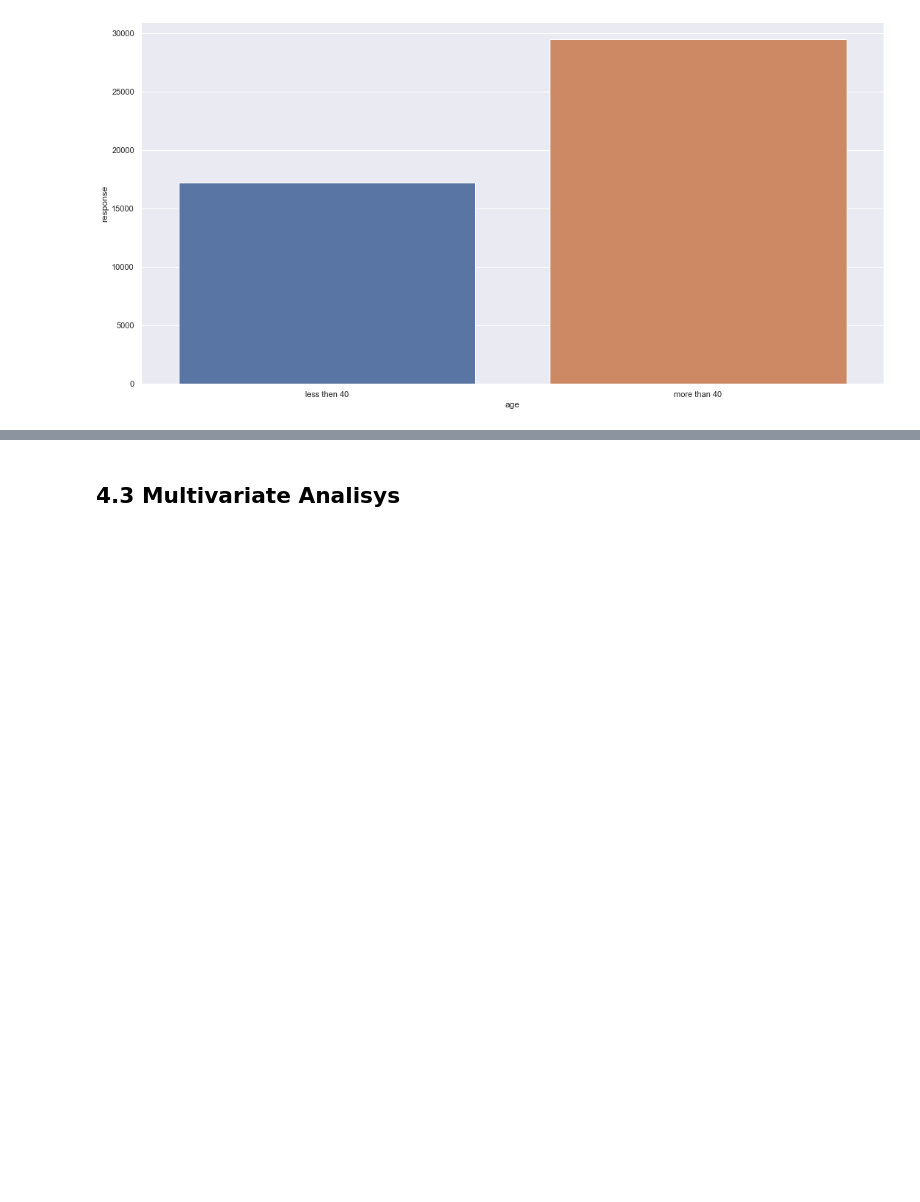
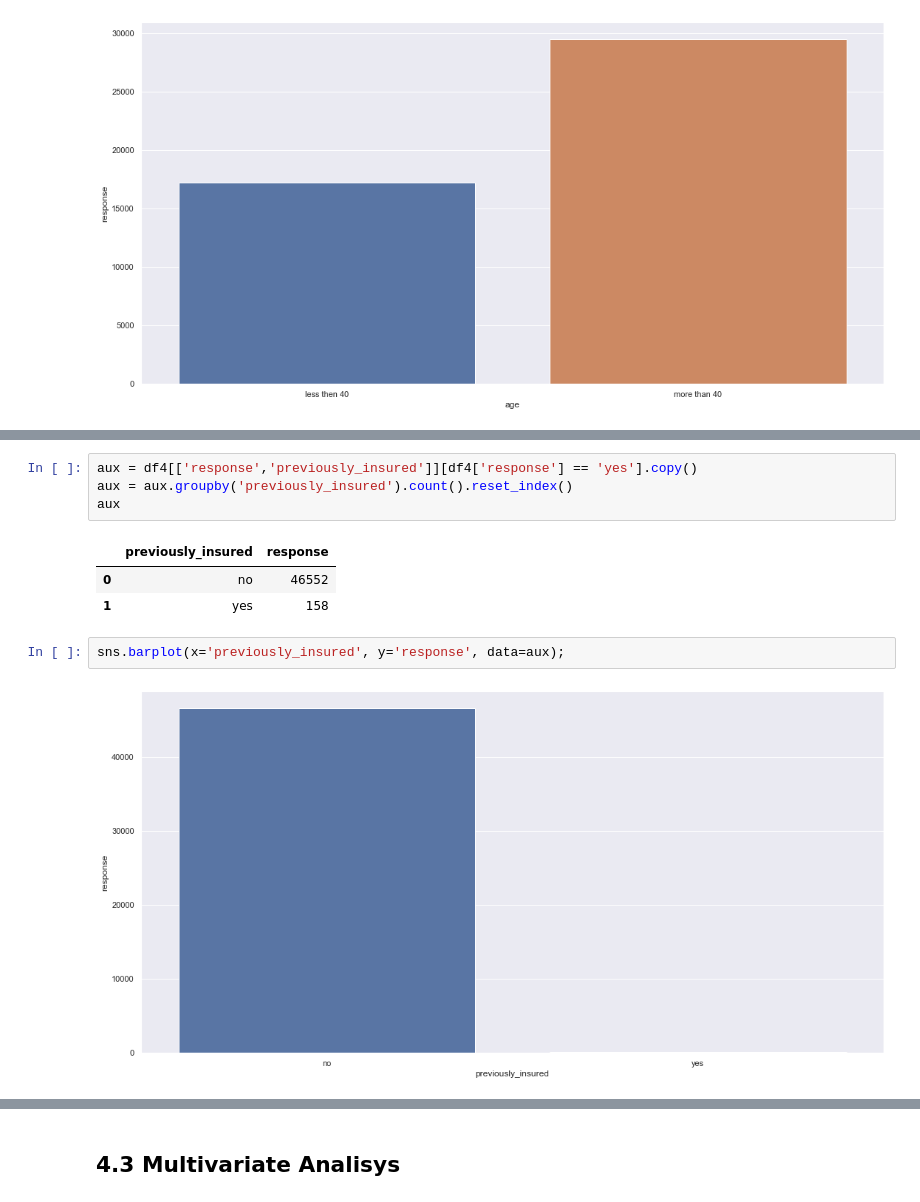
Before and after one commit to Leonardodsch/cross-sell, a Jupyter notebook: notebooks/cycle02-data_exploration-EDA.ipynb, the cells around one changed output, grey strips where cells are left out. Drawn from its saved outputs; the diff is of its cells as text; blank space fills up the shorter version.

```diff
--- a/notebooks/cycle02-data_exploration.ipynb
+++ b/notebooks/cycle02-data_exploration-EDA.ipynb
@@ -355,0 +390,12 @@ sns.barplot(x='age',y='response', data=aux1);
+# %%
+aux = df4[['response','previously_insured']][df4['response'] == 'yes'].copy()
+aux = aux.groupby('previously_insured').count().reset_index()
+aux
+# %% [output]
+|  | previously_insured | response |
+| 0 | no | 46552 |
+| 1 | yes | 158 |
+# %%
+sns.barplot(x='previously_insured', y='response', data=aux);
+# %% [output]
+[figure, added]
```
Also changed, not shown: parts of 29 cells of this notebook, 1 other file.
